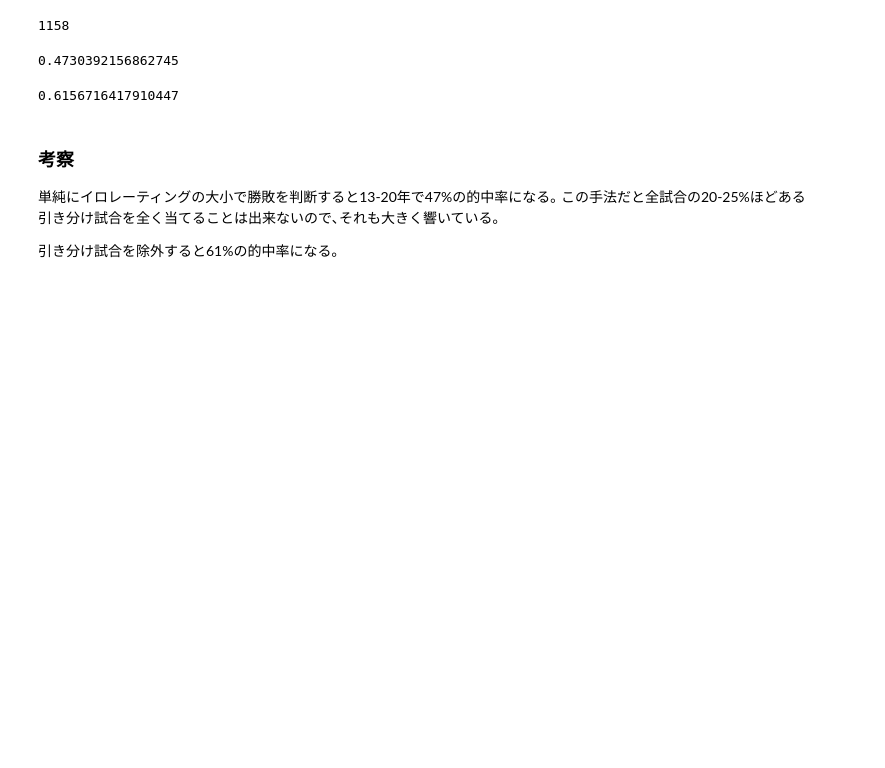
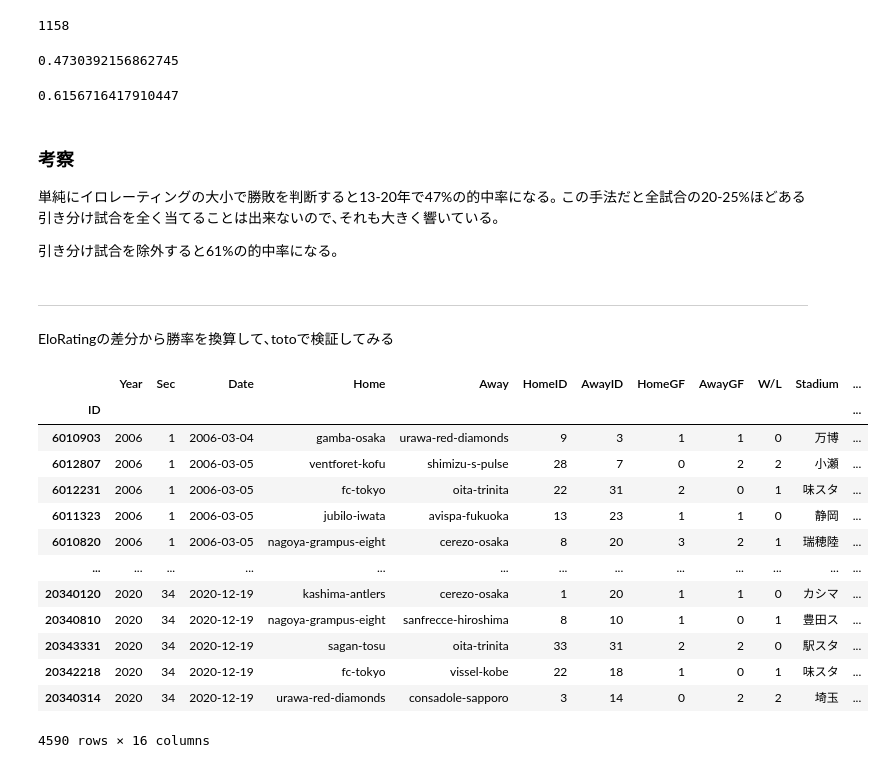
Before and after one commit to dovicie/jleague-result-prediction, a Jupyter notebook: prediction_rating.ipynb, the cells around one changed output. Drawn from its saved outputs; the diff is of its cells as text; code cells hidden in the pictures; blank space fills up the shorter version.

```diff
--- a/prediction_rating.ipynb
+++ b/prediction_rating.ipynb
@@ -85,3 +85,25 @@ true_count / len(df_allmatch_not0)
 この手法だと全試合の20-25%ほどある引き分け試合を全く当てることは出来ないので､それも大きく響いている｡
 
 引き分け試合を除外すると61%の的中率になる｡
+# %% [markdown]
+---
+# %% [markdown]
+EloRatingの差分から勝率を換算して､totoで検証してみる
+# %%
+df_allmatch = pd.read_csv("./match_data_yearly/all_years.csv", index_col="ID")
+df_allmatch
+# %% [output]
+|  | Year | Sec | Date | Home | Away | HomeID | AwayID | HomeGF | AwayGF | W/L | Stadium | ... |
+| ID |  |  |  |  |  |  |  |  |  |  |  | ... |
+| 6010903 | 2006 | 1 | 2006-03-04 | gamba-osaka | urawa-red-diamonds | 9 | 3 | 1 | 1 | 0 | 万博 | ... |
+| 6012807 | 2006 | 1 | 2006-03-05 | ventforet-kofu | shimizu-s-pulse | 28 | 7 | 0 | 2 | 2 | 小瀬 | ... |
+| 6012231 | 2006 | 1 | 2006-03-05 | fc-tokyo | oita-trinita | 22 | 31 | 2 | 0 | 1 | 味スタ | ... |
+| 6011323 | 2006 | 1 | 2006-03-05 | jubilo-iwata | avispa-fukuoka | 13 | 23 | 1 | 1 | 0 | 静岡 | ... |
+| 6010820 | 2006 | 1 | 2006-03-05 | nagoya-grampus-eight | cerezo-osaka | 8 | 20 | 3 | 2 | 1 | 瑞穂陸 | ... |
+| ... | ... | ... | ... | ... | ... | ... | ... | ... | ... | ... | ... | ... |
+| 20340120 | 2020 | 34 | 2020-12-19 | kashima-antlers | cerezo-osaka | 1 | 20 | 1 | 1 | 0 | カシマ | ... |
+| 20340810 | 2020 | 34 | 2020-12-19 | nagoya-grampus-eight | sanfrecce-hiroshima | 8 | 10 | 1 | 0 | 1 | 豊田ス | ... |
+| 20343331 | 2020 | 34 | 2020-12-19 | sagan-tosu | oita-trinita | 33 | 31 | 2 | 2 | 0 | 駅スタ | ... |
+| 20342218 | 2020 | 34 | 2020-12-19 | fc-tokyo | vissel-kobe | 22 | 18 | 1 | 0 | 1 | 味スタ | ... |
+| 20340314 | 2020 | 34 | 2020-12-19 | urawa-red-diamonds | consadole-sapporo | 3 | 14 | 0 | 2 | 2 | 埼玉 | ... |
+4590 rows × 16 columns
```
Also changed, not shown: parts of 13 cells of this notebook, 1 other file.
